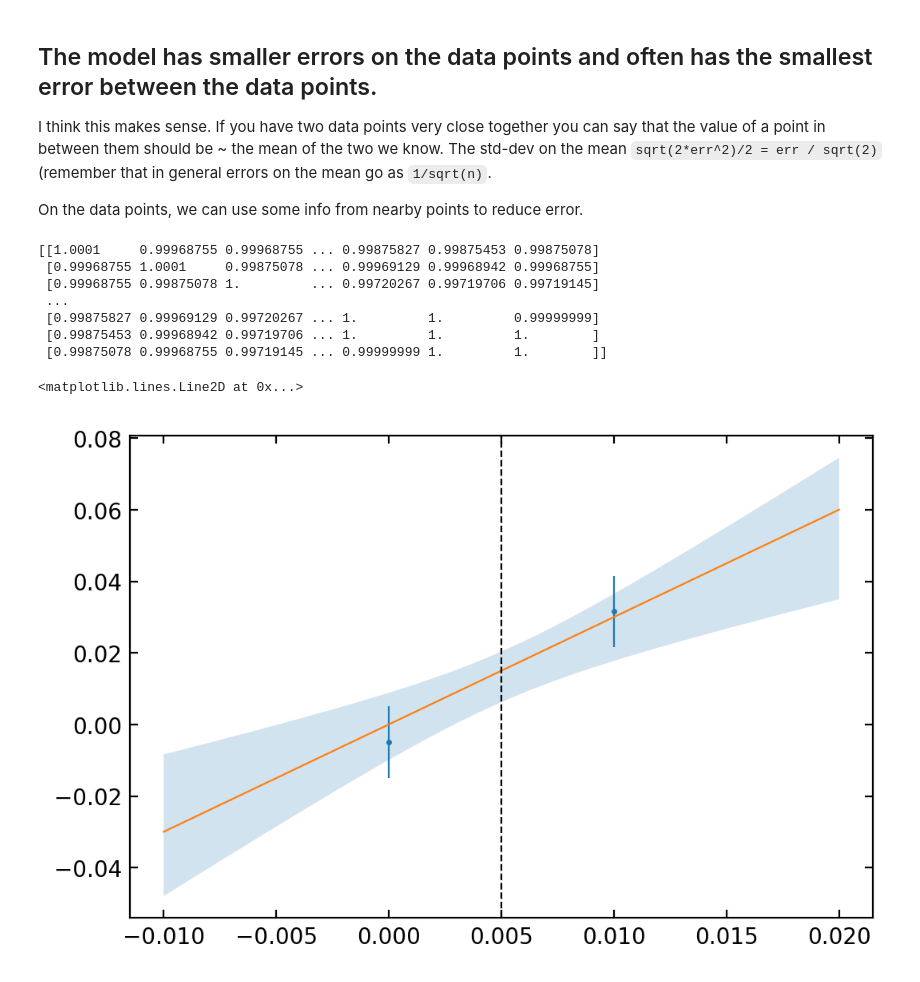
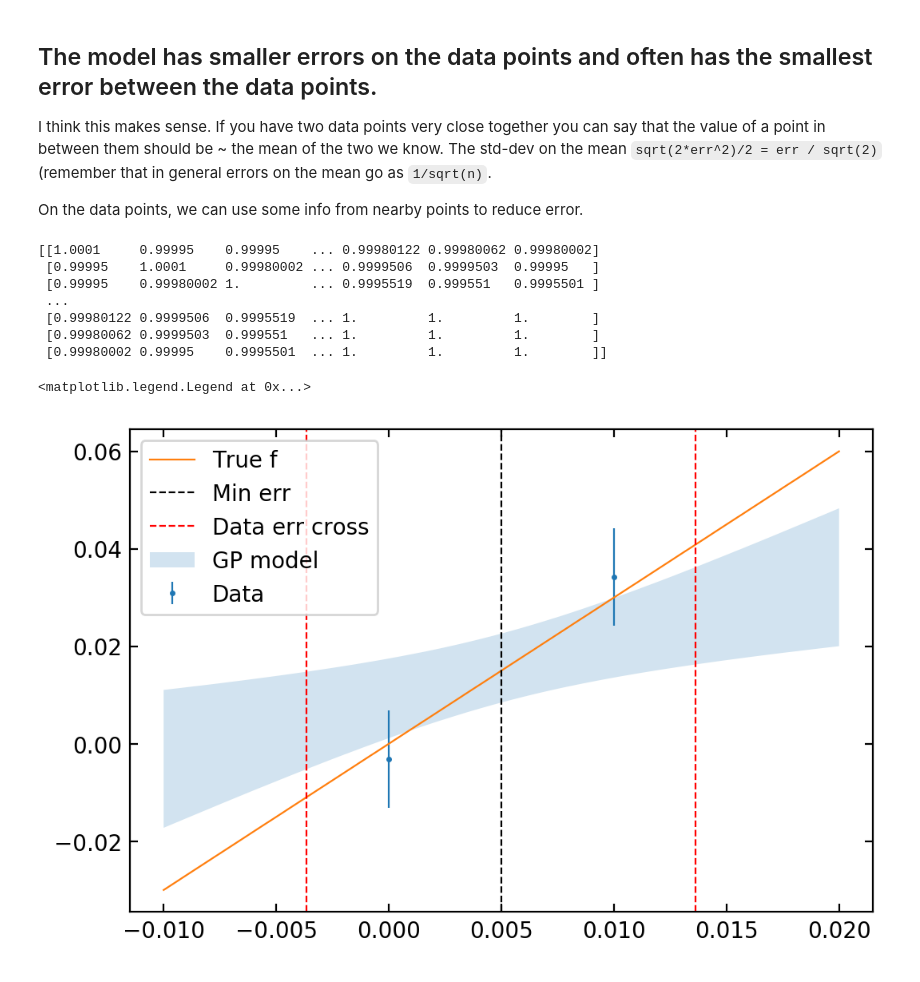
Before and after one commit to eniaxhakaj/phys_learning, a Jupyter notebook: gaussian_processes/manual_gp.ipynb, the cells around one changed output. Cells and saved outputs as stored; diff of their text form; code cells hidden in the pictures.

```diff
--- a/gaussian_processes/manual_gp.ipynb
+++ b/gaussian_processes/manual_gp.ipynb
@@ -205,8 +227,9 @@ import gp_helpers.manual_gp as gp
 f = np.sin
 err = 0.2
 
-all_x = np.linspace(0, 5*np.pi, num=500)
-x = np.linspace(0, 5*np.pi, num=30)
+all_x = np.linspace(0, 30*np.pi, num=200)
+#x = np.linspace(0, 30*np.pi, num=100)
+x = np.random.random(size=100) * 30 * np.pi
 y = f(x) + np.random.normal(0, err, size=len(x))
 # %% [markdown]
 ## Squared Exp
@@ -232,11 +258,12 @@ ax = gp.plot(x, y, err, f, all_x, pred_ys, var_ys)
 # By doing this, the diagonal has a slightly larger covariance. The off diagonal doesn't change.
 # Specifically, it goes from max_covariance -> max_covariance + err**2
 def squared_exponential_w_err(x, length_scale, max_covariance, err, train_len):
-    se =  max_covariance * np.exp(-(np.expand_dims(x, 0) - np.expand_dims(x, 1))**2/(2*length_scale**2))
+    se = squared_exponential(x, length_scale, max_covariance)
     data_err = np.zeros((len(x),len(x)))
     for i in range(train_len): data_err[i][i] = err**2 # We don't want to add this to the test data
     return se + data_err
 
 pred_ys, var_ys = gp.build_gp_model(x, y, all_x, squared_exponential_w_err, l_scale=0.5, max_cov=1, err=err, train_len=len(x))
 ax = gp.plot(x, y, err, f, all_x, pred_ys, var_ys)
+np.sum((f(all_x) - pred_ys)**2)/len(pred_ys)
 # %% [output]
@@ -311,30 +370,35 @@ On the data points, we can use some info from nearby points to reduce error.
 # %%
 # Linear model + training set
 def f(x):
     return 3*x
 t_x = np.array([0, 0.01])
 t_y = f(t_x)
 err = 0.01
 t_y += np.random.normal(0, err, size = 2) # with noise
 
 # Test set
 l_x = np.linspace(-0.01, 0.02, num=1000)
 
-l_y, l_var = gp.build_gp_model(t_x, t_y, l_x, squared_exponential_w_err, l_scale=0.4, max_cov=1, err=err, train_len=len(t_x))
+l_y, l_var = gp.build_gp_model(t_x, t_y, l_x, squared_exponential_w_err, l_scale=1, max_cov=1, err=err, train_len=len(t_x))
 _, ax = plt.subplots()
-ax.errorbar(t_x, t_y, yerr=err, ls="", marker=".")
-ax.fill_between(l_x, l_y - np.sqrt(l_var), l_y + np.sqrt(l_var), alpha=0.2)
-ax.plot(l_x, f(l_x))
+ax.errorbar(t_x, t_y, yerr=err, ls="", marker=".", label="Data")
+ax.fill_between(l_x, l_y - np.sqrt(l_var), l_y + np.sqrt(l_var), alpha=0.2, label="GP model")
+ax.plot(l_x, f(l_x), label="True f")
 assert np.isclose(err/np.sqrt(2), np.min(np.sqrt(l_var)), atol=0.001)
 
-ax.axvline(l_x[np.argmin(np.sqrt(l_var))], ls="--", color="black")
+ax.axvline(l_x[np.argmin(np.sqrt(l_var))], ls="--", color="black", label="Min err")
+
+crs = np.nonzero(np.diff(np.sign(np.sqrt(l_var) - err)))[0]
+ax.axvline(l_x[crs[0]], ls="--", color="red", label="Data err cross")
+ax.axvline(l_x[crs[1]], ls="--", color="red")
+ax.legend()
 # %% [output]
-[[1.0001     0.99968755 0.99968755 ... 0.99875827 0.99875453 0.99875078]
- [0.99968755 1.0001     0.99875078 ... 0.99969129 0.99968942 0.99968755]
- [0.99968755 0.99875078 1.         ... 0.99720267 0.99719706 0.99719145]
+[[1.0001     0.99995    0.99995    ... 0.99980122 0.99980062 0.99980002]
+ [0.99995    1.0001     0.99980002 ... 0.9999506  0.9999503  0.99995   ]
+ [0.99995    0.99980002 1.         ... 0.9995519  0.999551   0.9995501 ]
  ...
- [0.99875827 0.99969129 0.99720267 ... 1.         1.         0.99999999]
- [0.99875453 0.99968942 0.99719706 ... 1.         1.         1.        ]
- [0.99875078 0.99968755 0.99719145 ... 0.99999999 1.         1.        ]]
+ [0.99980122 0.9999506  0.9995519  ... 1.         1.         1.        ]
+ [0.99980062 0.9999503  0.999551   ... 1.         1.         1.        ]
+ [0.99980002 0.99995    0.9995501  ... 1.         1.         1.        ]]
-<matplotlib.lines.Line2D at 0x...>
+<matplotlib.legend.Legend at 0x...>
-[figure, old version]
+[figure, new version]
```
Also changed, not shown: parts of 17 cells of this notebook, 2 other files.
